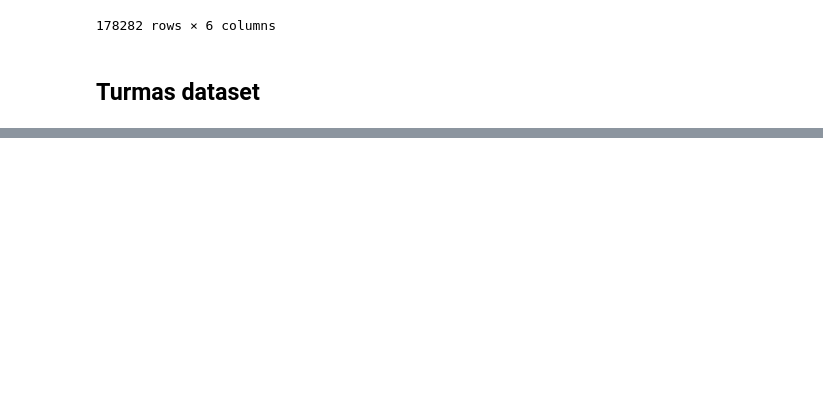
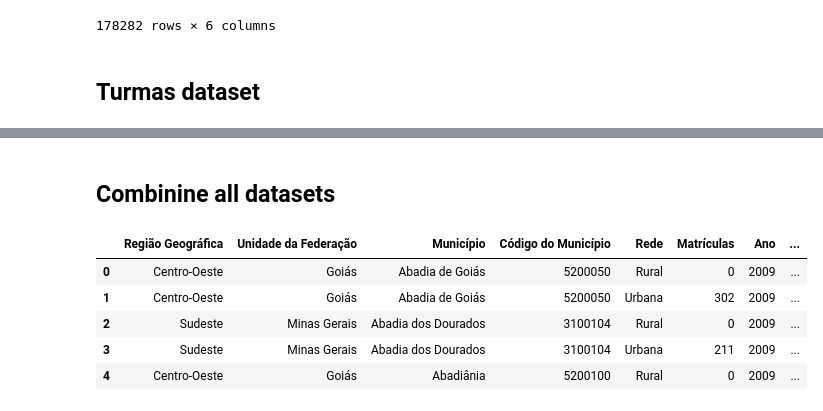
Before and after one commit to anandxrfeu/schooling_resource_predicter_data, a Jupyter notebook: notebooks/School_Survey(Anand).ipynb, the cells around one changed output, grey strips where cells are left out. Cells and saved outputs as stored; diff of their text form; code cells hidden in the pictures; blank space fills up the shorter version.

Commit message:
rename transformed data

```diff
--- a/notebooks/School_Survey(Anand).ipynb
+++ b/notebooks/School_Survey(Anand).ipynb
@@ -85,13 +85,12 @@ for filename in all_files:
 
 
 # Concatenate all DataFrames together
-combined_df = pd.concat(dfs, ignore_index=True)
+teachers_df = pd.concat(dfs, ignore_index=True)
 
 
 # Write the combined DataFrame to a new CSV file
-#combined_df.to_csv("combined_data.csv", index=False)
-file_path = "../transformed_data/cleaned_teachers.csv"
-combined_df.to_csv(file_path, index=False)
+# file_path = "../transformed_data/cleaned_teachers.csv"
+# combined_df.to_csv(file_path, index=False)
 # %%
 pd.read_csv("../transformed_data/cleaned_teachers.csv", index_col="Ano")
 # %% [output]
@@ -135,7 +134,7 @@ for filename in all_files:
     melted_df = df.melt(id_vars=["Região Geográfica", "Unidade da Federação", "Município", "Código do Município"],
                                         value_vars=["Urbana", "Rural"],
                                         var_name="Rede",
-                                        value_name="Docentes")
+                                        value_name="Matrículas")
 
     # Sort the dataframe for better visualization
     melted_df = melted_df.sort_values(by=["Município", "Rede"]).reset_index(drop=True)
@@ -149,13 +148,12 @@ for filename in all_files:
 
 
 # Concatenate all DataFrames together
-combined_df = pd.concat(dfs, ignore_index=True)
+students_df = pd.concat(dfs, ignore_index=True)
 
 
 # Write the combined DataFrame to a new CSV file
-#combined_df.to_csv("combined_data.csv", index=False)
-file_path = "../transformed_data/cleaned_students.csv"
-combined_df.to_csv(file_path, index=False)
+# file_path = "../transformed_data/cleaned_students.csv"
+# combined_df.to_csv(file_path, index=False)
 # %%
 pd.read_csv("../transformed_data/cleaned_students.csv", index_col="Ano")
 # %% [output]
@@ -199,7 +197,7 @@ for filename in all_files:
     melted_df = df.melt(id_vars=["Região Geográfica", "Unidade da Federação", "Município", "Código do Município"],
                                         value_vars=["Urbana", "Rural"],
                                         var_name="Rede",
-                                        value_name="Docentes")
+                                        value_name="Estabelecimentos")
 
     # Sort the dataframe for better visualization
     melted_df = melted_df.sort_values(by=["Município", "Rede"]).reset_index(drop=True)
@@ -213,13 +211,12 @@ for filename in all_files:
 
 
 # Concatenate all DataFrames together
-combined_df = pd.concat(dfs, ignore_index=True)
+schools_df = pd.concat(dfs, ignore_index=True)
 
 
 # Write the combined DataFrame to a new CSV file
-#combined_df.to_csv("combined_data.csv", index=False)
-file_path = "../transformed_data/cleaned_schools.csv"
-combined_df.to_csv(file_path, index=False)
+# file_path = "../transformed_data/cleaned_schools.csv"
+# combined_df.to_csv(file_path, index=False)
 # %%
 pd.read_csv("../transformed_data/cleaned_schools.csv", index_col="Ano")
 # %% [output]
@@ -263,7 +260,7 @@ for filename in all_files:
     melted_df = df.melt(id_vars=["Região Geográfica", "Unidade da Federação", "Município", "Código do Município"],
                                         value_vars=["Urbana", "Rural"],
                                         var_name="Rede",
-                                        value_name="Docentes")
+                                        value_name="Turmas")
 
     # Sort the dataframe for better visualization
     melted_df = melted_df.sort_values(by=["Município", "Rede"]).reset_index(drop=True)
@@ -277,13 +274,12 @@ for filename in all_files:
 
 
 # Concatenate all DataFrames together
-combined_df = pd.concat(dfs, ignore_index=True)
+batch_df = pd.concat(dfs, ignore_index=True)
 
 
 # Write the combined DataFrame to a new CSV file
-#combined_df.to_csv("combined_data.csv", index=False)
-file_path = "../transformed_data/cleaned_turmas.csv"
-combined_df.to_csv(file_path, index=False)
+# file_path = "../transformed_data/cleaned_turmas.csv"
+# combined_df.to_csv(file_path, index=False)
 # %%
 pd.read_csv("../transformed_data/cleaned_turmas.csv", index_col="Ano")
 # %% [output]
@@ -301,3 +297,22 @@ pd.read_csv("../transformed_data/cleaned_turmas.csv", index_col="Ano")
 | 2017 | Sudeste | São Paulo | Óleo | 3533809 | Rural | 0.0 |
 | 2017 | Sudeste | São Paulo | Óleo | 3533809 | Urbana | 5.0 |
 178224 rows × 6 columns
+# %% [markdown]
+## Combinine all datasets
+# %%
+from functools import reduce
+
+# List of dataframes to merge
+dfs = [students_df, teachers_df, schools_df, batch_df]
+
+# Merging all dataframes in the list based on the common columns
+merged_all_df = reduce(lambda left, right: pd.merge(left, right, on=['Ano', 'Região Geográfica', 'Unidade da Federação', 'Município', 'Código do Município', 'Rede']), dfs)
+
+merged_all_df.head()  # Displaying the first few rows of the merged dataframe
+# %% [output]
+|  | Região Geográfica | Unidade da Federação | Município | Código do Município | Rede | Matrículas | Ano | ... |
+| 0 | Centro-Oeste | Goiás | Abadia de Goiás | 5200050 | Rural | 0 | 2009 | ... |
+| 1 | Centro-Oeste | Goiás | Abadia de Goiás | 5200050 | Urbana | 302 | 2009 | ... |
+| 2 | Sudeste | Minas Gerais | Abadia dos Dourados | 3100104 | Rural | 0 | 2009 | ... |
+| 3 | Sudeste | Minas Gerais | Abadia dos Dourados | 3100104 | Urbana | 211 | 2009 | ... |
+| 4 | Centro-Oeste | Goiás | Abadiânia | 5200100 | Rural | 0 | 2009 | ... |
```
Also changed, not shown: parts of 5 cells of this notebook, 12 other files.
